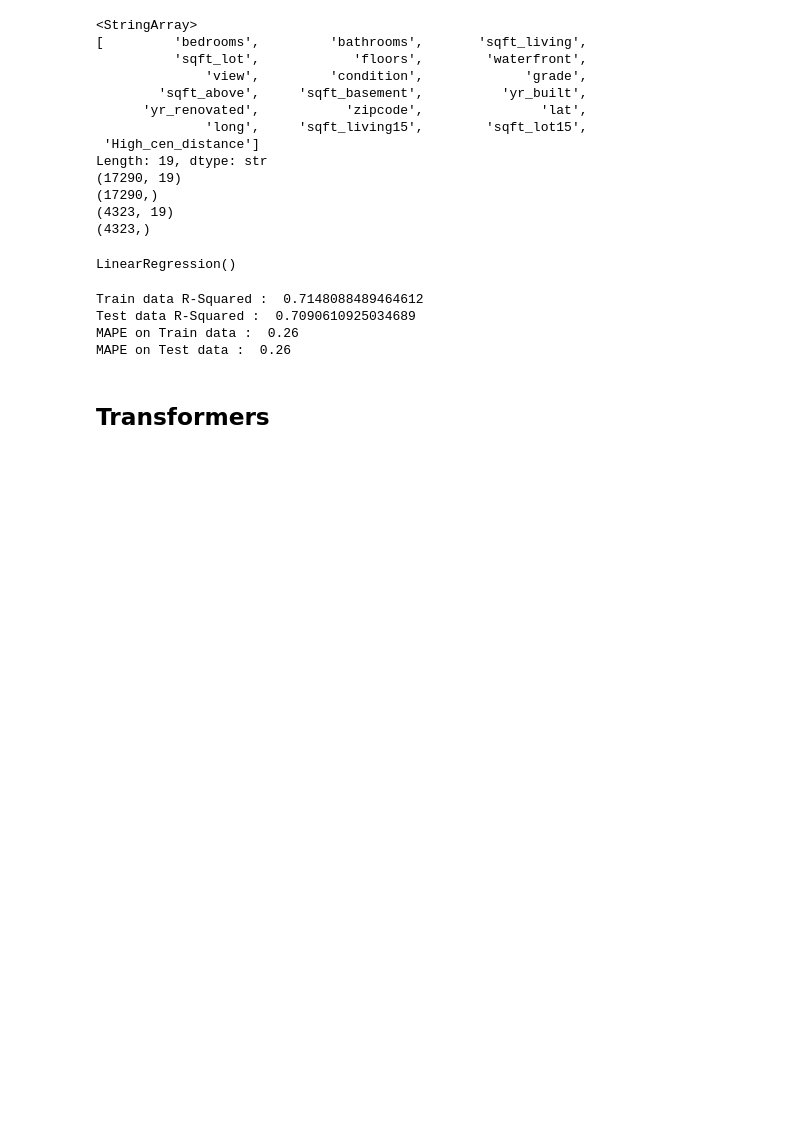
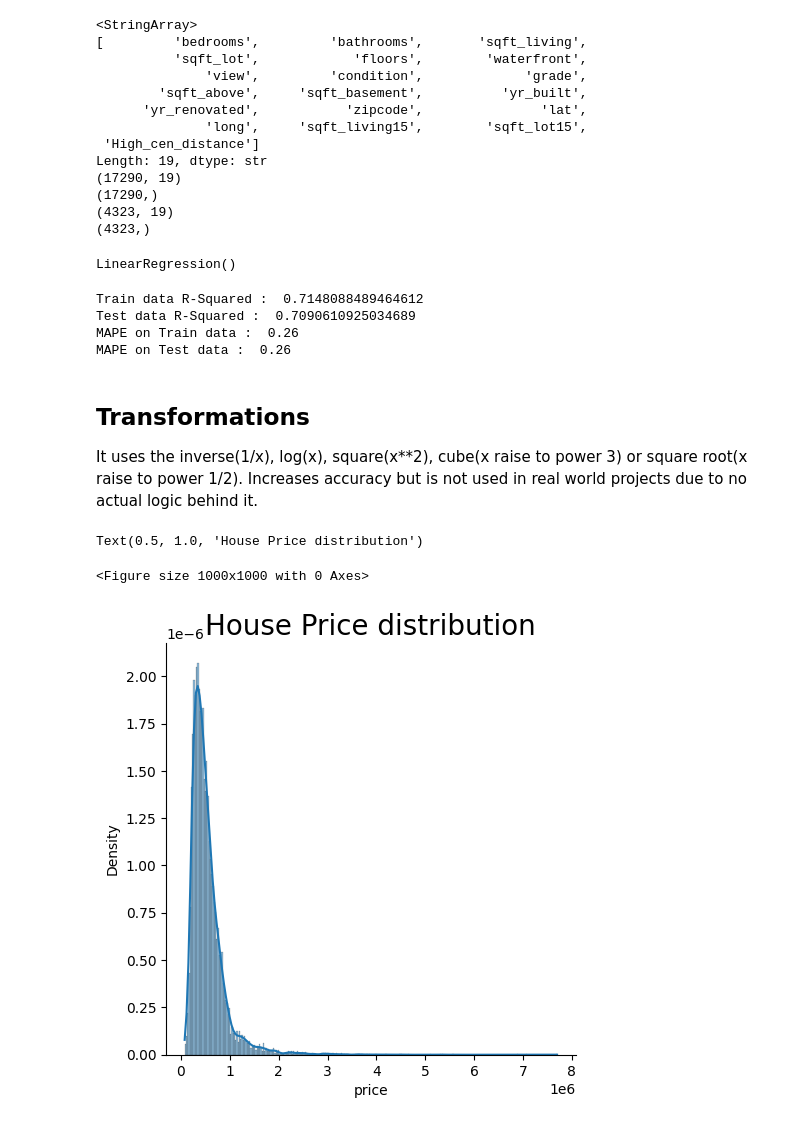
Before and after one commit to Sneha-sharma26/MLwithPy, a Jupyter notebook: feature_engg.ipynb, the cells around one changed output. Saved outputs shown, nothing was run; the diff lists cells and outputs as text; code cells hidden in the pictures; blank space fills up the shorter version.

Commit message:
Transformations, One-hot encoding and Binning in Feature Engg

```diff
--- a/feature_engg.ipynb
+++ b/feature_engg.ipynb
@@ -313,4 +313,16 @@ Test data R-Squared :  0.7090610925034689
 MAPE on Train data :  0.26
 MAPE on Test data :  0.26
 # %% [markdown]
-## Transformers
+## Transformations
+It uses the inverse(1/x), log(x), square(x**2), cube(x raise to power 3) or square root(x raise to power 1/2).
+Increases accuracy but is not used in real world projects due to no actual logic behind it.
+# %%
+#Histogram on target variable
+import seaborn as sns
+plt.figure(figsize=(10,10))
+sns.displot(house_price_data["price"], stat="density", kde=True)
+plt.title('House Price distribution', fontsize=20)
+# %% [output]
+Text(0.5, 1.0, 'House Price distribution')
+<Figure size 1000x1000 with 0 Axes>
+[figure, added]
```
Also changed, not shown: parts of 22 cells of this notebook.
